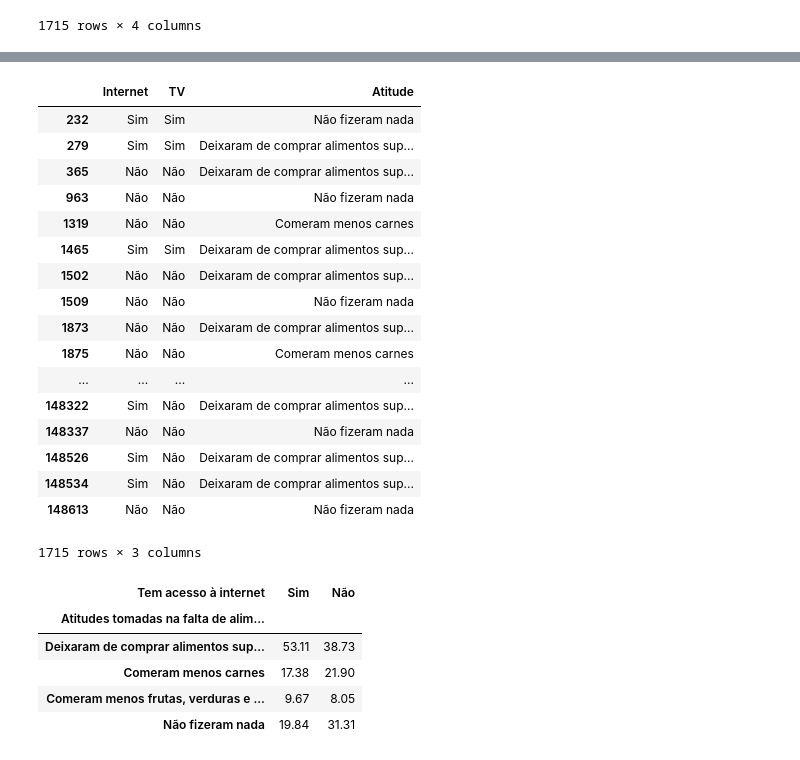
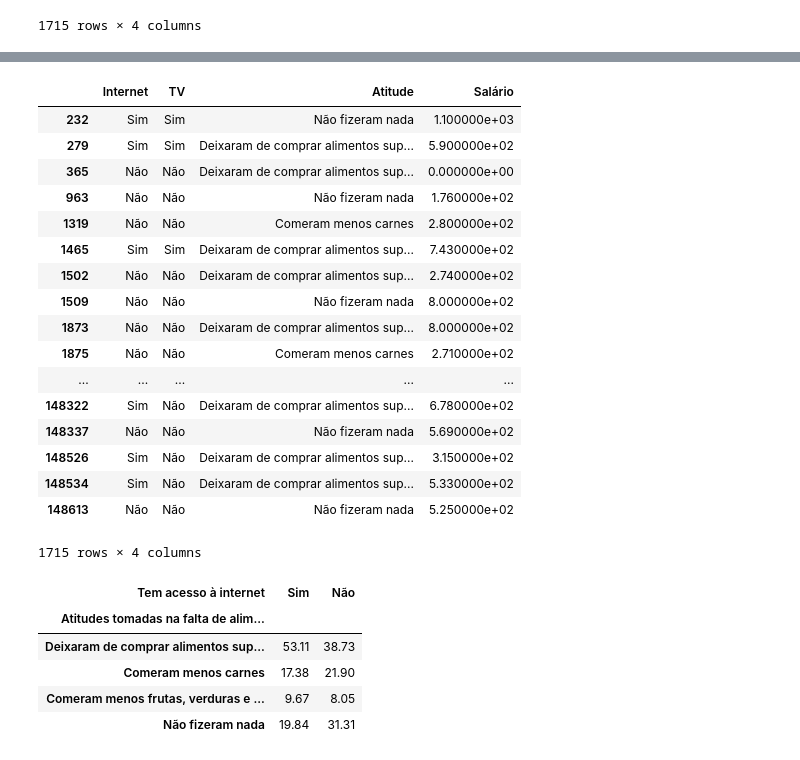
Before and after one commit to Dunkth/CDD, a Jupyter notebook: Projeto1 Layout.ipynb, the cells around one changed output, grey strips where cells are left out. Cells and saved outputs as stored; diff of their text form; code cells hidden in the pictures.

```diff
--- a/Projeto1 Layout.ipynb
+++ b/Projeto1 Layout.ipynb
@@ -62,6 +91,7 @@ dados1.loc[:,["V02322", "V02273", "V2138", 'V4621']]
 dados1 = dados1.rename(columns={"V2138":"Atitude"})
 dados1 = dados1.rename(columns={"V02322":"Internet"})
 dados1 = dados1.rename(columns={"V02273":"TV"})
+dados1 = dados1.rename(columns={"V4621":"Salário"})
 # %%
 dados1.Atitude = dados1.Atitude.astype('category')
 dados1.Atitude.cat.categories = (['Deixaram de comprar alimentos supérfluos', 'Comeram menos carnes', 'Comeram menos frutas, verduras e legumes', 'Não fizeram nada'])
@@ -69,3 +99,4 @@ dados1.Internet = dados1.Internet.astype('category')
 dados1.Internet.cat.categories = (['Sim', 'Não'])
 dados1.TV = dados1.TV.astype('category')
 dados1.TV.cat.categories = (['Sim', 'Não'])
+dados1.Salário = dados1.Salário.astype('float')
@@ -72,24 +119,24 @@ dados1.TV.cat.categories = (['Sim', 'Não'])
 # %%
-dados1.loc[:,["Internet", "TV", "Atitude"]]
+dados1.loc[:,["Internet", "TV", "Atitude", "Salário"]]
 # %% [output]
-|  | Internet | TV | Atitude |
-| 232 | Sim | Sim | Não fizeram nada |
-| 279 | Sim | Sim | Deixaram de comprar alimentos sup... |
-| 365 | Não | Não | Deixaram de comprar alimentos sup... |
-| 963 | Não | Não | Não fizeram nada |
-| 1319 | Não | Não | Comeram menos carnes |
-| 1465 | Sim | Sim | Deixaram de comprar alimentos sup... |
-| 1502 | Não | Não | Deixaram de comprar alimentos sup... |
-| 1509 | Não | Não | Não fizeram nada |
-| 1873 | Não | Não | Deixaram de comprar alimentos sup... |
-| 1875 | Não | Não | Comeram menos carnes |
-| ... | ... | ... | ... |
-| 148322 | Sim | Não | Deixaram de comprar alimentos sup... |
-| 148337 | Não | Não | Não fizeram nada |
-| 148526 | Sim | Não | Deixaram de comprar alimentos sup... |
-| 148534 | Sim | Não | Deixaram de comprar alimentos sup... |
-| 148613 | Não | Não | Não fizeram nada |
+|  | Internet | TV | Atitude | Salário |
+| 232 | Sim | Sim | Não fizeram nada | 1.100000e+03 |
+| 279 | Sim | Sim | Deixaram de comprar alimentos sup... | 5.900000e+02 |
+| 365 | Não | Não | Deixaram de comprar alimentos sup... | 0.000000e+00 |
+| 963 | Não | Não | Não fizeram nada | 1.760000e+02 |
+| 1319 | Não | Não | Comeram menos carnes | 2.800000e+02 |
+| 1465 | Sim | Sim | Deixaram de comprar alimentos sup... | 7.430000e+02 |
+| 1502 | Não | Não | Deixaram de comprar alimentos sup... | 2.740000e+02 |
+| 1509 | Não | Não | Não fizeram nada | 8.000000e+02 |
+| 1873 | Não | Não | Deixaram de comprar alimentos sup... | 8.000000e+02 |
+| 1875 | Não | Não | Comeram menos carnes | 2.710000e+02 |
+| ... | ... | ... | ... | ... |
+| 148322 | Sim | Não | Deixaram de comprar alimentos sup... | 6.780000e+02 |
+| 148337 | Não | Não | Não fizeram nada | 5.690000e+02 |
+| 148526 | Sim | Não | Deixaram de comprar alimentos sup... | 3.150000e+02 |
+| 148534 | Sim | Não | Deixaram de comprar alimentos sup... | 5.330000e+02 |
+| 148613 | Não | Não | Não fizeram nada | 5.250000e+02 |
-1715 rows × 3 columns
+1715 rows × 4 columns
 # %%
 dadoscrossIxA=(pd.crosstab([dados1.Internet], [dados1.Atitude],margins=False,rownames=['Tem acesso à internet'], colnames=['Atitudes tomadas na falta de alimento'],normalize="index").T*100).round(decimals=2)
 dadoscrossIxA
```
Also changed, not shown: parts of 17 cells of this notebook.
